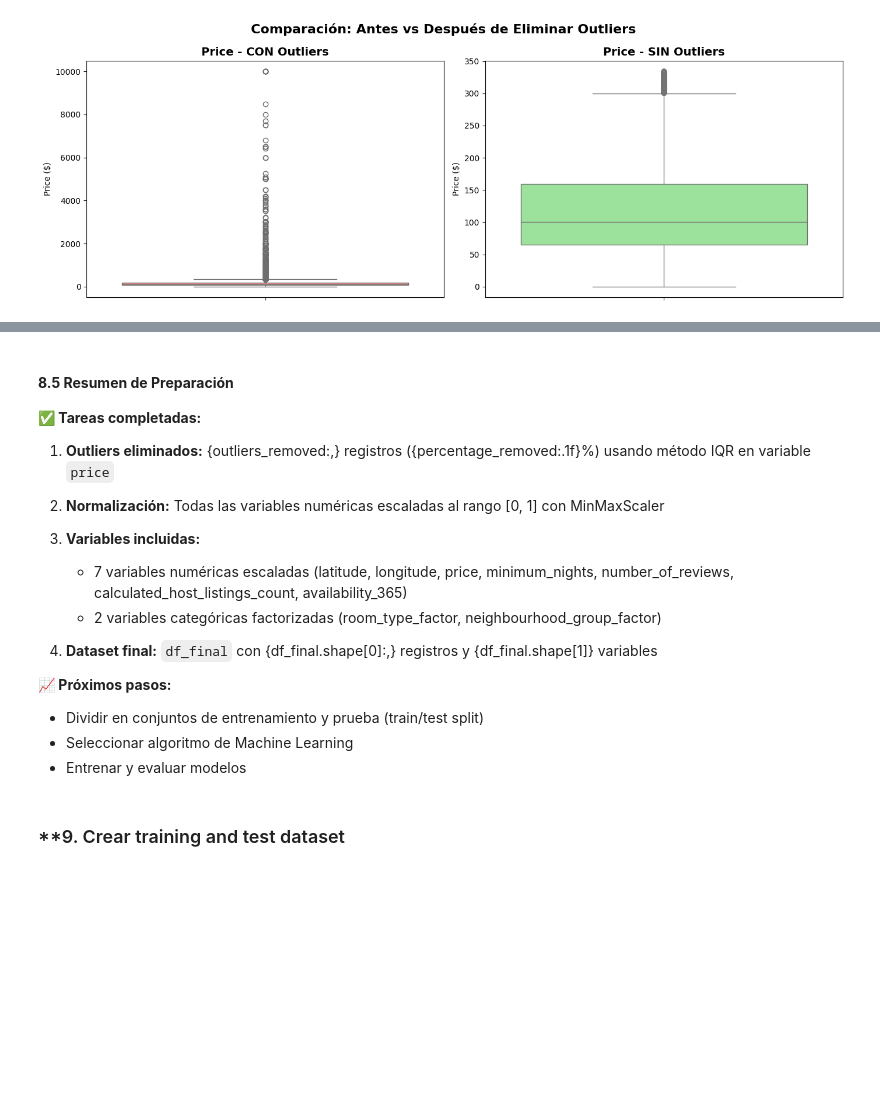
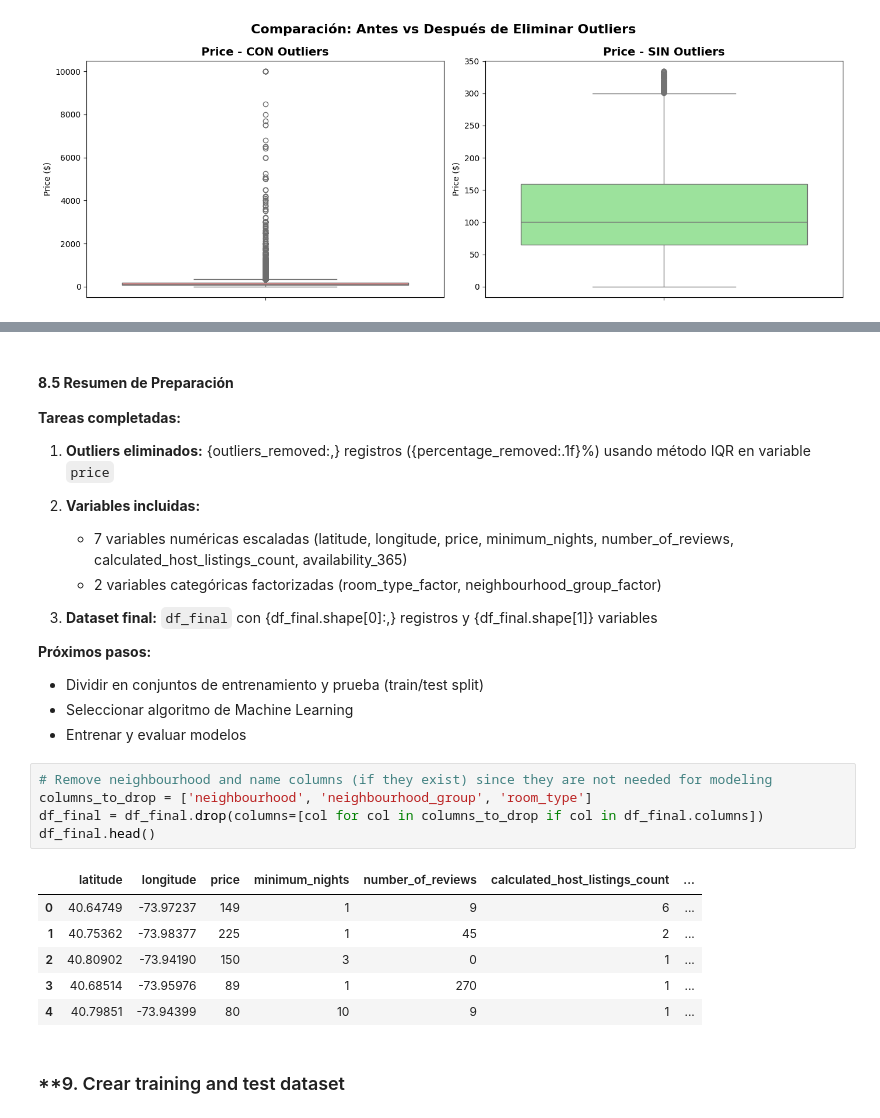
Before and after one commit to 4geeksacademy/abgonzalez-introduction-machine-learning, a Jupyter notebook: src/00-eda-airbnb-ny.ipynb, the cells around one changed output, grey strips where cells are left out. Cells and saved outputs as stored; diff of their text form; blank space fills up the shorter version.

```diff
--- a/src/00-eda-airbnb-ny.ipynb
+++ b/src/00-eda-airbnb-ny.ipynb
@@ -1173,20 +1125,31 @@ df_final.head(10)
 # %% [markdown]
 #### **8.5 Resumen de Preparación**
 
-**✅ Tareas completadas:**
+**Tareas completadas:**
 
 1. **Outliers eliminados:** {outliers_removed:,} registros ({percentage_removed:.1f}%) usando método IQR en variable `price`
-2. **Normalización:** Todas las variables numéricas escaladas al rango [0, 1] con MinMaxScaler
-3. **Variables incluidas:**
+2. **Variables incluidas:**
    - 7 variables numéricas escaladas (latitude, longitude, price, minimum_nights, number_of_reviews, calculated_host_listings_count, availability_365)
    - 2 variables categóricas factorizadas (room_type_factor, neighbourhood_group_factor)
 
-4. **Dataset final:** `df_final` con {df_final.shape[0]:,} registros y {df_final.shape[1]} variables
+3. **Dataset final:** `df_final` con {df_final.shape[0]:,} registros y {df_final.shape[1]} variables
 
-**📈 Próximos pasos:**
+**Próximos pasos:**
 - Dividir en conjuntos de entrenamiento y prueba (train/test split)
 - Seleccionar algoritmo de Machine Learning
 - Entrenar y evaluar modelos
+# %%
+# Remove neighbourhood and name columns (if they exist) since they are not needed for modeling
+columns_to_drop = ['neighbourhood', 'neighbourhood_group', 'room_type']
+df_final = df_final.drop(columns=[col for col in columns_to_drop if col in df_final.columns])
+df_final.head()
+# %% [output]
+|  | latitude | longitude | price | minimum_nights | number_of_reviews | calculated_host_listings_count | ... |
+| 0 | 40.64749 | -73.97237 | 149 | 1 | 9 | 6 | ... |
+| 1 | 40.75362 | -73.98377 | 225 | 1 | 45 | 2 | ... |
+| 2 | 40.80902 | -73.94190 | 150 | 3 | 0 | 1 | ... |
+| 3 | 40.68514 | -73.95976 | 89 | 1 | 270 | 1 | ... |
+| 4 | 40.79851 | -73.94399 | 80 | 10 | 9 | 1 | ... |
 # %% [markdown]
 ### **9. Crear training and test dataset
 # %%
```
Also changed, not shown: parts of 15 cells of this notebook.
